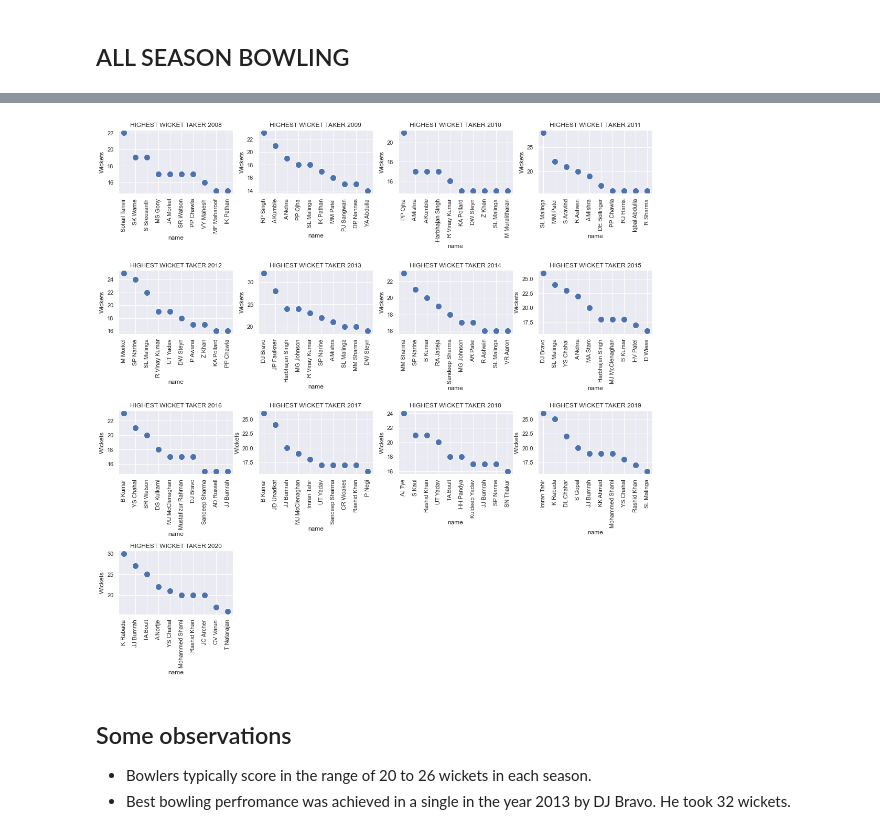
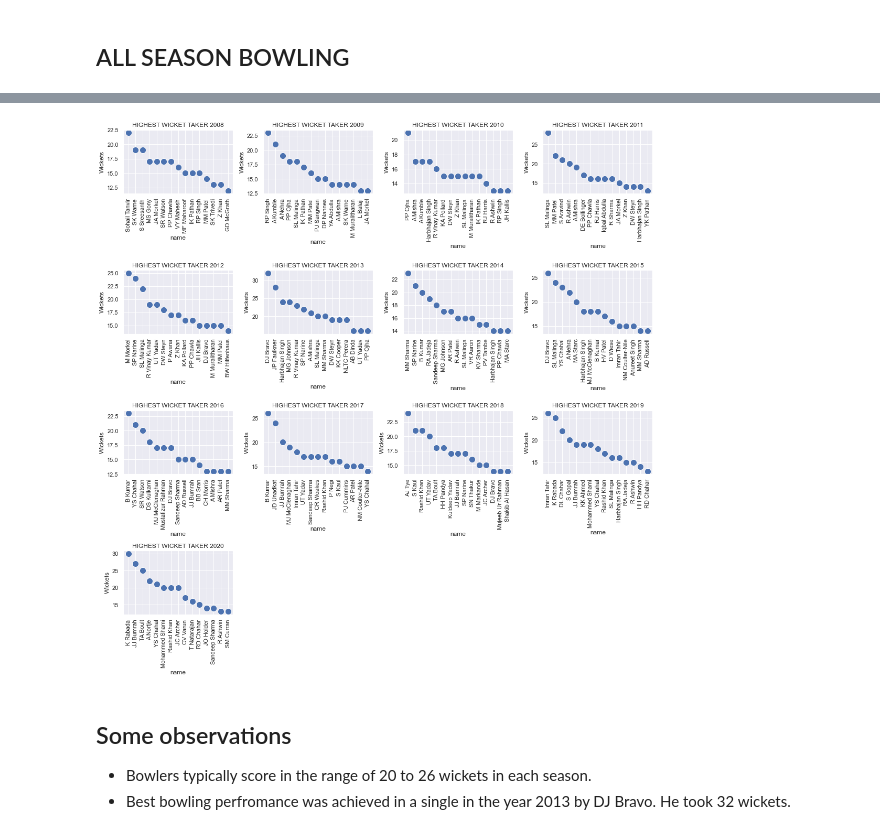
Before and after one commit to umesh-gattem/IPL-D-VIZ, a Jupyter notebook: project/notebook_files/Data_visualization_project_murtaza.ipynb, the cells around one changed output, grey strips where cells are left out. Saved outputs shown, nothing was run; the diff lists cells and outputs as text; code cells hidden in the pictures.

```diff
--- a/project/notebook_files/Data_visualization_project_murtaza.ipynb
+++ b/project/notebook_files/Data_visualization_project_murtaza.ipynb
@@ -244,0 +263,9 @@ NameError: name 'top_10_boundaries' is not defined
+# %%
+boundaries_home = []
+boundaries_away = []
+for team in unique_teams:
+    df = all_season_summary[all_season_summary['home_team'] == team]
+    b_home = sum(list(df['home_boundaries'].dropna()))
+    boundaries_home.append(b_home)
+    b_away = sum(list(df['away_boundaries'].dropna()))
+    boundaries_away.append(b_away)
@@ -244,0 +291,4 @@ NameError: name 'top_10_boundaries' is not defined
+# %%
+labels = ['Boundaries']
+for team in unique_teams:
+    labels.append(team)
@@ -961,75 +1151,75 @@ fig = plt.figure()
 fig.set_size_inches(15, 15)
 
 fig.add_subplot(4,4,1)
-sns.scatterplot(top_bowler_average_2008.index[:10], top_bowler_average_2008['Wickets'][:10], s=150)
+sns.scatterplot(top_bowler_average_2008.index[:15], top_bowler_average_2008['Wickets'][:15], s=150)
 plt.xticks(rotation = 90)
 plt.title('HIGHEST WICKET TAKER 2008')
 
 fig.add_subplot(4,4,2)
-sns.scatterplot(top_bowler_average_2009.index[:10], top_bowler_average_2009['Wickets'][:10], s=150)
+sns.scatterplot(top_bowler_average_2009.index[:15], top_bowler_average_2009['Wickets'][:15], s=150)
 plt.xticks(rotation = 90)
 plt.title('HIGHEST WICKET TAKER 2009')
 
 fig.add_subplot(4,4,3)
-sns.scatterplot(top_bowler_average_2010.index[:10], top_bowler_average_2010['Wickets'][:10], s=150)
+sns.scatterplot(top_bowler_average_2010.index[:15], top_bowler_average_2010['Wickets'][:15], s=150)
 plt.xticks(rotation = 90)
 plt.title('HIGHEST WICKET TAKER 2010')
 
 fig.add_subplot(4,4,4)
-sns.scatterplot(top_bowler_average_2011.index[:10], top_bowler_average_2011['Wickets'][:10], s=150)
+sns.scatterplot(top_bowler_average_2011.index[:15], top_bowler_average_2011['Wickets'][:15], s=150)
 plt.xticks(rotation = 90)
 plt.title('HIGHEST WICKET TAKER 2011')
 
 fig.add_subplot(4,4,5)
-sns.scatterplot(top_bowler_average_2012.index[:10], top_bowler_average_2012['Wickets'][:10], s=150)
+sns.scatterplot(top_bowler_average_2012.index[:15], top_bowler_average_2012['Wickets'][:15], s=150)
 plt.xticks(rotation = 90)
 plt.title('HIGHEST WICKET TAKER 2012')
 
 fig.add_subplot(4,4,6)
-sns.scatterplot(top_bowler_average_2013.index[:10], top_bowler_average_2013['Wickets'][:10], s=150)
+sns.scatterplot(top_bowler_average_2013.index[:15], top_bowler_average_2013['Wickets'][:15], s=150)
 plt.xticks(rotation = 90)
 plt.title('HIGHEST WICKET TAKER 2013')
 
 fig.add_subplot(4,4,7)
-sns.scatterplot(top_bowler_average_2014.index[:10], top_bowler_average_2014['Wickets'][:10], s=150)
+sns.scatterplot(top_bowler_average_2014.index[:15], top_bowler_average_2014['Wickets'][:15], s=150)
 plt.xticks(rotation = 90)
 plt.title('HIGHEST WICKET TAKER 2014')
 
 fig.add_subplot(4,4,8)
-sns.scatterplot(top_bowler_average_2015.index[:10], top_bowler_average_2015['Wickets'][:10], s=150)
+sns.scatterplot(top_bowler_average_2015.index[:15], top_bowler_average_2015['Wickets'][:15], s=150)
 plt.xticks(rotation = 90)
 plt.title('HIGHEST WICKET TAKER 2015')
 
 fig.add_subplot(4,4,9)
-sns.scatterplot(top_bowler_average_2016.index[:10], top_bowler_average_2016['Wickets'][:10], s=150)
+sns.scatterplot(top_bowler_average_2016.index[:15], top_bowler_average_2016['Wickets'][:15], s=150)
 plt.xticks(rotation = 90)
 plt.title('HIGHEST WICKET TAKER 2016')
 
 fig.add_subplot(4,4,10)
-sns.scatterplot(top_bowler_average_2017.index[:10], top_bowler_average_2017['Wickets'][:10], s=150)
+sns.scatterplot(top_bowler_average_2017.index[:15], top_bowler_average_2017['Wickets'][:15], s=150)
 plt.xticks(rotation = 90)
 plt.title('HIGHEST WICKET TAKER 2017')
 
 fig.add_subplot(4,4,11)
-sns.scatterplot(top_bowler_average_2018.index[:10], top_bowler_average_2018['Wickets'][:10], s=150)
+sns.scatterplot(top_bowler_average_2018.index[:15], top_bowler_average_2018['Wickets'][:15], s=150)
 plt.xticks(rotation = 90)
 plt.title('HIGHEST WICKET TAKER 2018')
 
 fig.add_subplot(4,4,12)
-sns.scatterplot(top_bowler_average_2019.index[:10], top_bowler_average_2019['Wickets'][:10], s=150)
+sns.scatterplot(top_bowler_average_2019.index[:15], top_bowler_average_2019['Wickets'][:15], s=150)
 plt.xticks(rotation = 90)
 plt.title('HIGHEST WICKET TAKER 2019')
 
 fig.add_subplot(4,4,13)
-sns.scatterplot(top_bowler_average_2020.index[:10], top_bowler_average_2020['Wickets'][:10], s=150)
+sns.scatterplot(top_bowler_average_2020.index[:15], top_bowler_average_2020['Wickets'][:15], s=150)
 plt.xticks(rotation = 90)
 plt.title('HIGHEST WICKET TAKER 2020')
 
 plt.tight_layout()
 
 plt.show()
 # %% [output]
-[figure, old version]
+[figure, new version]
 # %% [markdown]
 ## Some observations
 - Bowlers typically score in the range of 20 to 26 wickets in each season.
```
Also changed, not shown: parts of 30 cells of this notebook.
